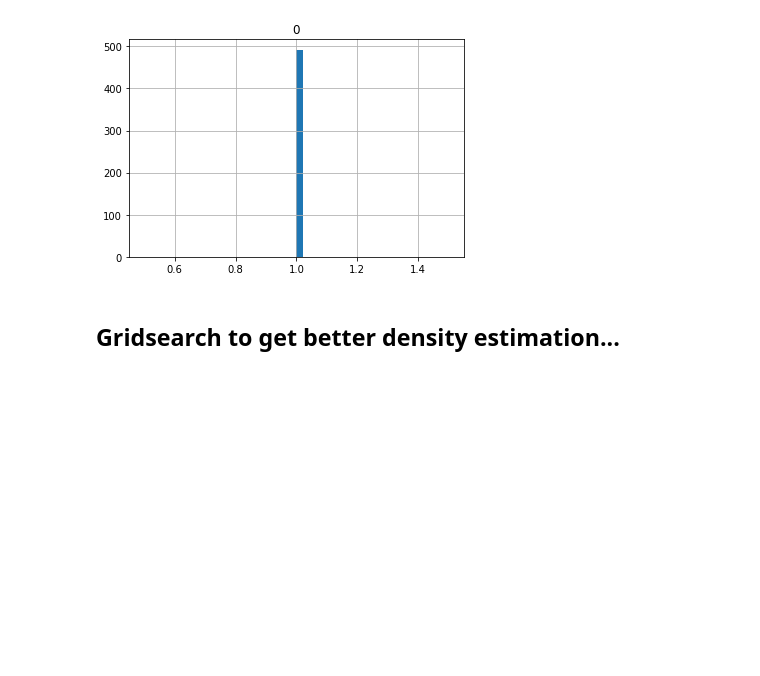
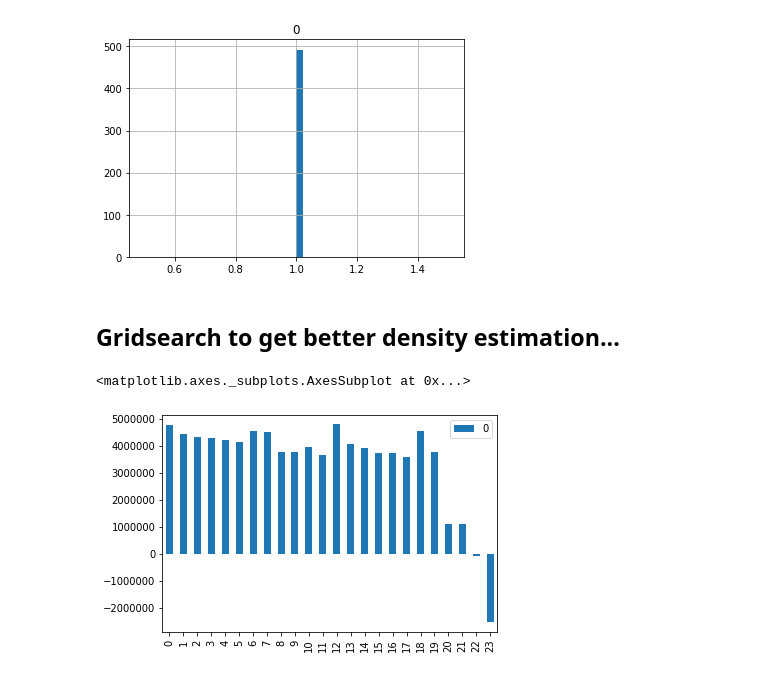
Before and after one commit to ahsanMah/COMP562_Project, a Jupyter notebook: GMM.ipynb, the cells around one changed output. Cells and saved outputs as stored; diff of their text form; code cells hidden in the pictures; blank space fills up the shorter version.

```diff
--- a/GMM.ipynb
+++ b/GMM.ipynb
@@ -16,11 +19,19 @@ y = raw_data["Class"].copy()
 
 inliers = X[y==0]
 outliers = X[y==1]
+outlier_ratio = len(outliers) / len(X)
 
-test_ratio = 0.2
+# Test samples of non-anomalous class are the same size as outliers
+test_ratio = outlier_ratio
 splitter = ShuffleSplit(n_splits=1, test_size=test_ratio)
 
 for train_index,test_index in splitter.split(inliers):
     inlier_train = inliers.iloc[train_index]
     inlier_test = inliers.iloc[test_index]
+
+# scaler = StandardScaler()
+
+# inlier_train = scaler.fit_transform(inlier_train)
+# inlier_test = scaler.transform(inlier_test)
+# outliers = scaler.transform(outliers)
 # %%
@@ -83,3 +99,25 @@ array([[<matplotlib.axes._subplots.AxesSubplot object at 0x...>]],
 [figure]
 # %% [markdown]
 ## Gridsearch to get better density estimation...
+# %%
+%%time
+lowest_bic = np.infty
+bic = []
+n_components_range = range(1, 7)
+cv_types = ['spherical', 'tied', 'diag', 'full']
+for cv_type in cv_types:
+    for n_components in n_components_range:
+        # Fit a Gaussian mixture with EM
+        gmm = GaussianMixture(n_components=n_components,
+                                      covariance_type=cv_type)
+        gmm.fit(inlier_train)
+        bic.append(gmm.bic(inlier_train))
+        if bic[-1] < lowest_bic:
+            lowest_bic = bic[-1]
+            best_gmm = gmm
+# %%
+bics = pd.DataFrame(bic)
+bics.plot(kind="bar")
+# %% [output]
+<matplotlib.axes._subplots.AxesSubplot at 0x...>
+[figure, added]
```
Also changed, not shown: parts of 16 cells of this notebook.
